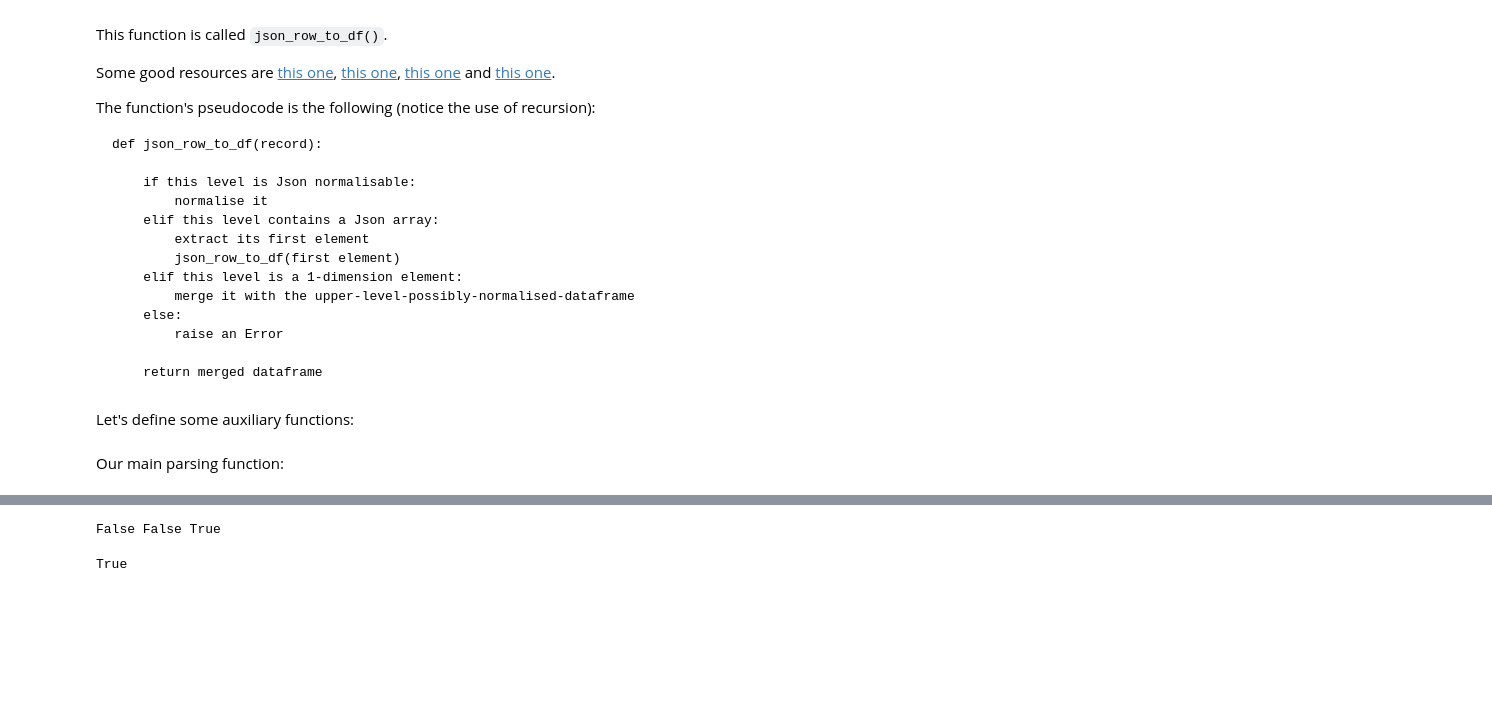
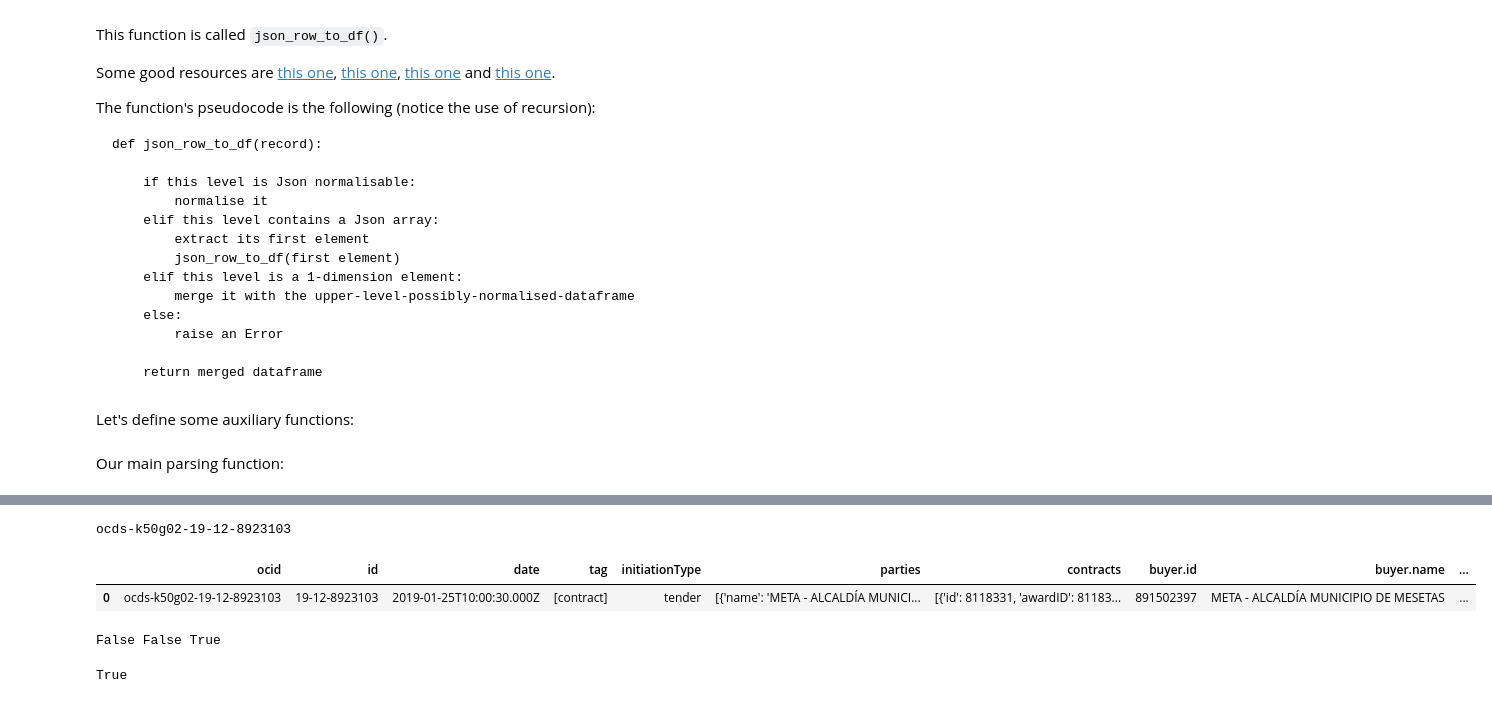
Before and after one commit to rodrigobernall/ds4a_group_30_FINAL_PROJECT, a Jupyter notebook: scripts/data_wrangling/SECOP_I_2019_Data_Wrangling.ipynb, the cells around one changed output, grey strips where cells are left out. Cells and saved outputs as stored; diff of their text form; code cells hidden in the pictures; blank space fills up the shorter version.

```diff
--- a/scripts/data_wrangling/SECOP_I_2019_Data_Wrangling.ipynb
+++ b/scripts/data_wrangling/SECOP_I_2019_Data_Wrangling.ipynb
@@ -152,3 +234,16 @@ json_row_to_df(MAIN['planning.milestones'])
+# %%
+#json_row_to_df(MAIN['planning.milestones'])
+_ = json_row_to_df(RELEASE)
+#_ = json_row_to_df(_['contracts'])
+#json_row_to_df(_['items'])
+_
+#element_is_json_normalizable(_['tag'][0])
+#json_row_to_df(_['tag'][0])
+#series_contains_array(_['tag'])
+# %% [output]
+ocds-k50g02-19-12-8923103
+|  | ocid | id | date | tag | initiationType | parties | contracts | buyer.id | buyer.name | ... |
+| 0 | ocds-k50g02-19-12-8923103 | 19-12-8923103 | 2019-01-25T10:00:30.000Z | [contract] | tender | [{'name': 'META - ALCALDÍA MUNICI... | [{'id': 8118331, 'awardID': 81183... | 891502397 | META - ALCALDÍA MUNICIPIO DE MESETAS | ... |
 # %%
 RELEASE = df['Release']
 #json_normalize(RELEASE)
```
Also changed, not shown: parts of 8 cells of this notebook.
